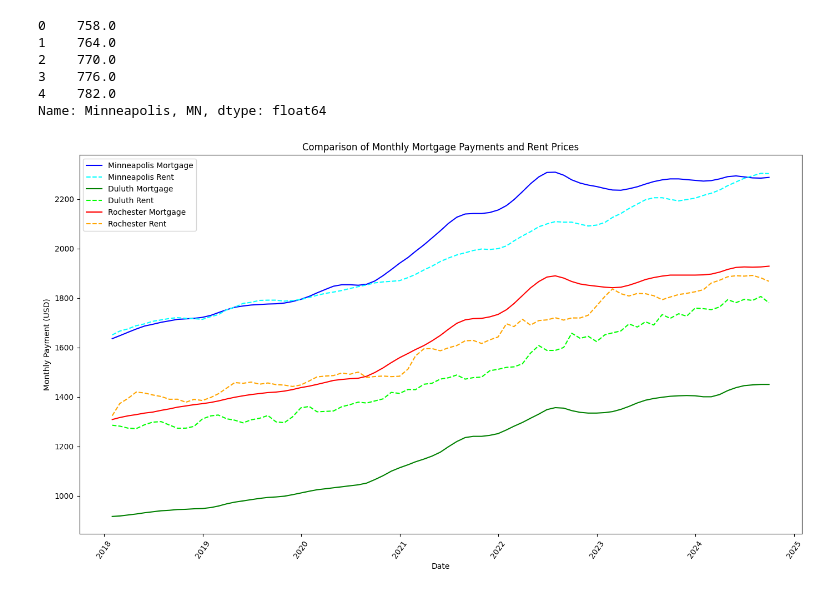
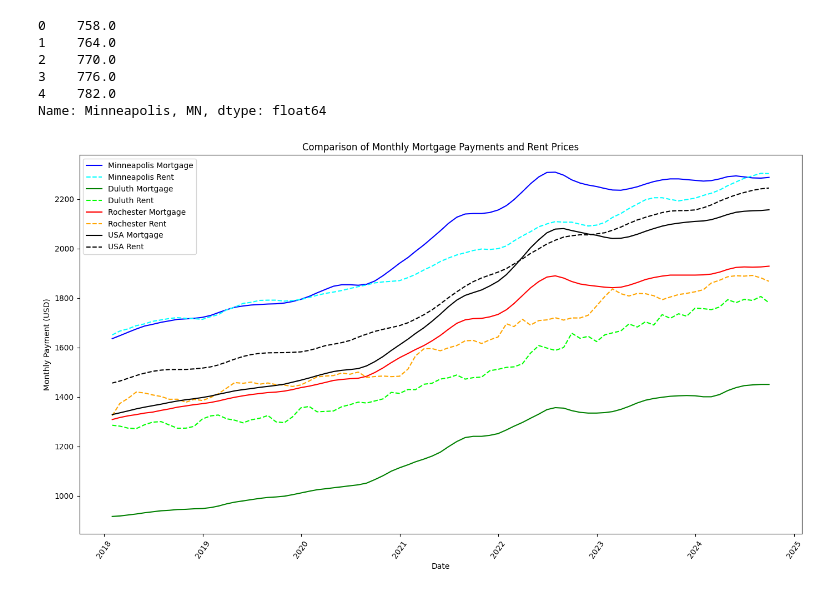
Before and after one commit to BettyJean8/Project-JLLMB, a Jupyter notebook: Housing.ipynb, the cells around one changed output. Cells and saved outputs as stored; diff of their text form; code cells hidden in the pictures.

Commit message:
Added USA data for rent and mortgage

```diff
--- a/Housing.ipynb
+++ b/Housing.ipynb
@@ -68,34 +68,39 @@ principal_value_df["Minneapolis_Mortgage"] = principal_value_df["Minneapolis, MN
 # the monthly mortgage payment based on the principal value (home price) for each row.
 principal_value_df["Duluth_Mortgage"] = principal_value_df["Duluth, MN"].apply(calculate_monthly_payment).round()
 principal_value_df["Rochester_Mortgage"] = principal_value_df["Rochester, MN"].apply(calculate_monthly_payment).round()
+principal_value_df["USA_Mortgage"] = principal_value_df["USA"].apply(calculate_monthly_payment).round()
+
 
 # Merge DataFrames on 'MonthYear'
 merged_df = pd.merge(principal_value_df, rent_df, on="MonthYear", suffixes=("_mortgage", "_rent")) # Needed to avoid conflicts between
 merged_df = merged_df = merged_df.bfill()  # Backward fill
 # the 2 dateframes having the same column names.
 
 # Plotting the merged data with updated suffixes
 plt.figure(figsize=(14, 8))
 
 plt.plot(merged_df["MonthYear"], merged_df["Minneapolis_Mortgage"], label="Minneapolis Mortgage", color="blue")
 plt.plot(merged_df["MonthYear"], merged_df["Minneapolis, MN_rent"], label="Minneapolis Rent", color="cyan", linestyle="--")
 
 plt.plot(merged_df["MonthYear"], merged_df["Duluth_Mortgage"], label="Duluth Mortgage", color="green")
 plt.plot(merged_df["MonthYear"], merged_df["Duluth, MN_rent"], label="Duluth Rent", color="lime", linestyle="--")
 
 plt.plot(merged_df["MonthYear"], merged_df["Rochester_Mortgage"], label="Rochester Mortgage", color="red")
 plt.plot(merged_df["MonthYear"], merged_df["Rochester, MN_rent"], label="Rochester Rent", color="orange", linestyle="--")
 
+plt.plot(merged_df["MonthYear"], merged_df["USA_Mortgage"], label="USA Mortgage", color="black")
+plt.plot(merged_df["MonthYear"], merged_df["USA_rent"], label="USA Rent", color="black", linestyle="--")
+
 # Add labels and legend
 plt.xlabel("Date")
 plt.ylabel("Monthly Payment (USD)")
 plt.title("Comparison of Monthly Mortgage Payments and Rent Prices")
 plt.legend(loc="upper left")
 plt.xticks(rotation=55)
 plt.tight_layout()
 plt.show()
 # %% [output]
-[figure, old version]
+[figure, new version]
 # %%
 # The Duluth rent has missing values.
 # Possibly we can find a way to fill them in using trends of Mpls and Rochester? Or find the average from 2022 - 2023?
```
Also changed, not shown: parts of 7 cells of this notebook.
